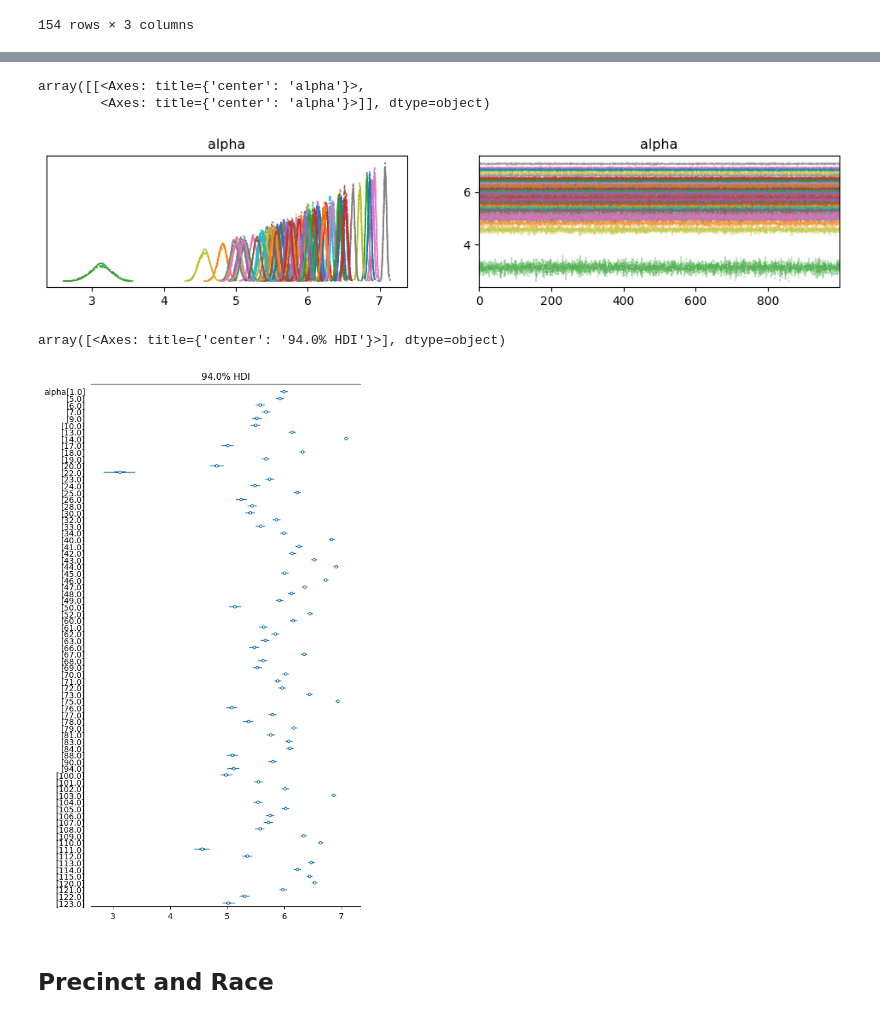
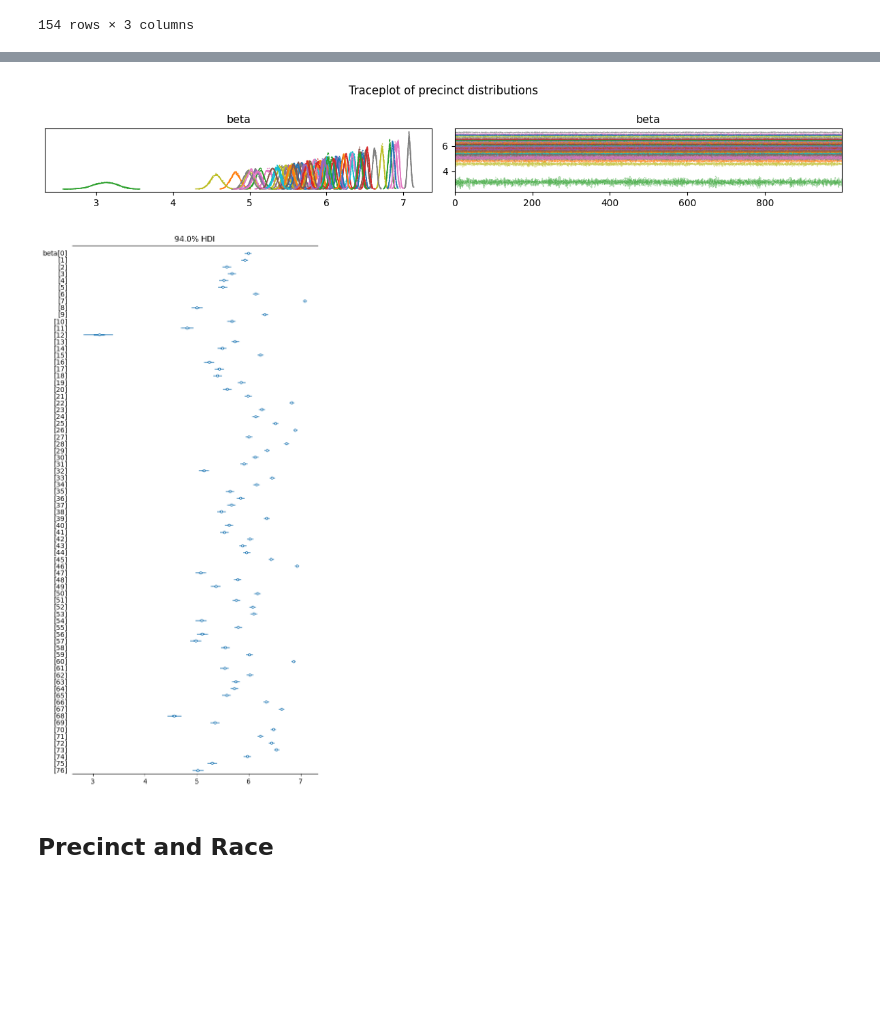
Before and after one commit to TheJarmanitor/algfair-final-exam, a Jupyter notebook: notebooks/bayes_regression.ipynb, the cells around one changed output, grey strips where cells are left out. Saved outputs shown, nothing was run; the diff lists cells and outputs as text; code cells hidden in the pictures; blank space fills up the shorter version.

Commit message:
add debiasing and new models

```diff
--- a/notebooks/bayes_regression.ipynb
+++ b/notebooks/bayes_regression.ipynb
@@ -74,12 +83,13 @@ precinct_ids, unique_precincts = pd.factorize(data_grouped['precinct'], sort=Tru
+# %%
+X = data_grouped.drop(columns=["count"])
+y = data_grouped["count"]
+# %%
+X_enc = pd.get_dummies(X, columns=["precinct", "perp_race"], dtype=float)
 # %%
-## number of crimes with precinct only
+with pm.Model() as precinct_count_model_2:
+    beta = pm.Normal('beta', mu=0, sigma=1.5, shape=len(X_enc.columns) - 2)
 
-with pm.Model(coords={'precincts': unique_precincts}) as  precinct_count_model:
-    # alpha = pm.Normal('alpha', mu=0, sigma=1.5)
-    alpha = pm.Normal('alpha', mu=0, sigma=1.5, dims='precincts')
-    precinct_id = pm.Data('precinct_id', precinct_ids)
+    lambda_ = pm.Deterministic("lambda", pm.math.exp(pm.math.dot(X_enc.iloc[:,:-2], beta)))
 
-    lambda_ = pm.Deterministic("lambda", pm.math.exp(alpha[precinct_id]))
-
-    crime = pm.Poisson('crime', lambda_, observed=data_grouped["count"])
+    crime = pm.Poisson('crime', lambda_, observed=y)
 # %%
@@ -117,5 +104,5 @@ ax.set_title("Prior predictive checks -- Flat priors");
 # %%
-with precinct_count_model:
+with precinct_count_model_2:
 
     precinct_count_trace = pm.sample(1000, tune=1000, return_inferencedata=True, idata_kwargs=dict(log_likelihood=True), cores=4,nuts_sampler="numpyro")
 # %%
@@ -136,14 +123,15 @@ az.summary(precinct_count_trace, var_names=["alpha"])
 77 rows × 9 columns
-# %%
-az.plot_trace(precinct_count_trace, var_names=["alpha"])
-# %% [output]
-array([[<Axes: title={'center': 'alpha'}>,
-        <Axes: title={'center': 'alpha'}>]], dtype=object)
-[figure, removed]
+# %%
+az.plot_trace(precinct_count_trace, var_names=["beta"])
+plt.suptitle("Traceplot of precinct distributions")
+plt.tight_layout()
+# %% [output]
+[figure, added]
 # %%
-az.plot_forest(precinct_count_trace, combined=True, var_names=["alpha"], textsize=10)
+az.plot_forest(precinct_count_trace, combined=True, var_names=["beta"], textsize=10)
+
+plt.tight_layout()
 # %% [output]
-array([<Axes: title={'center': '94.0% HDI'}>], dtype=object)
-[figure, old version]
+[figure, new version]
 # %% [markdown]
 ## Precinct and Race
```
Also changed, not shown: parts of 29 cells of this notebook.
